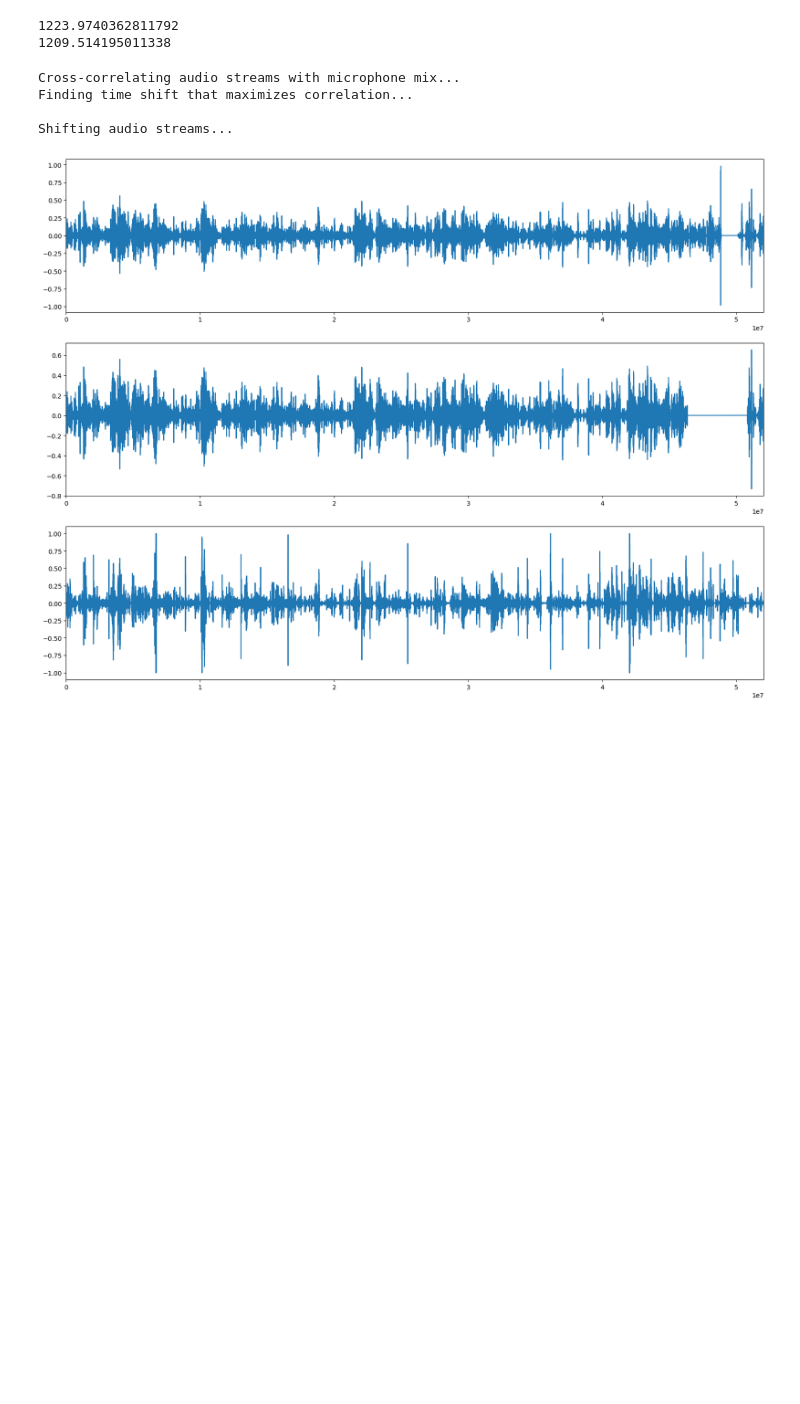
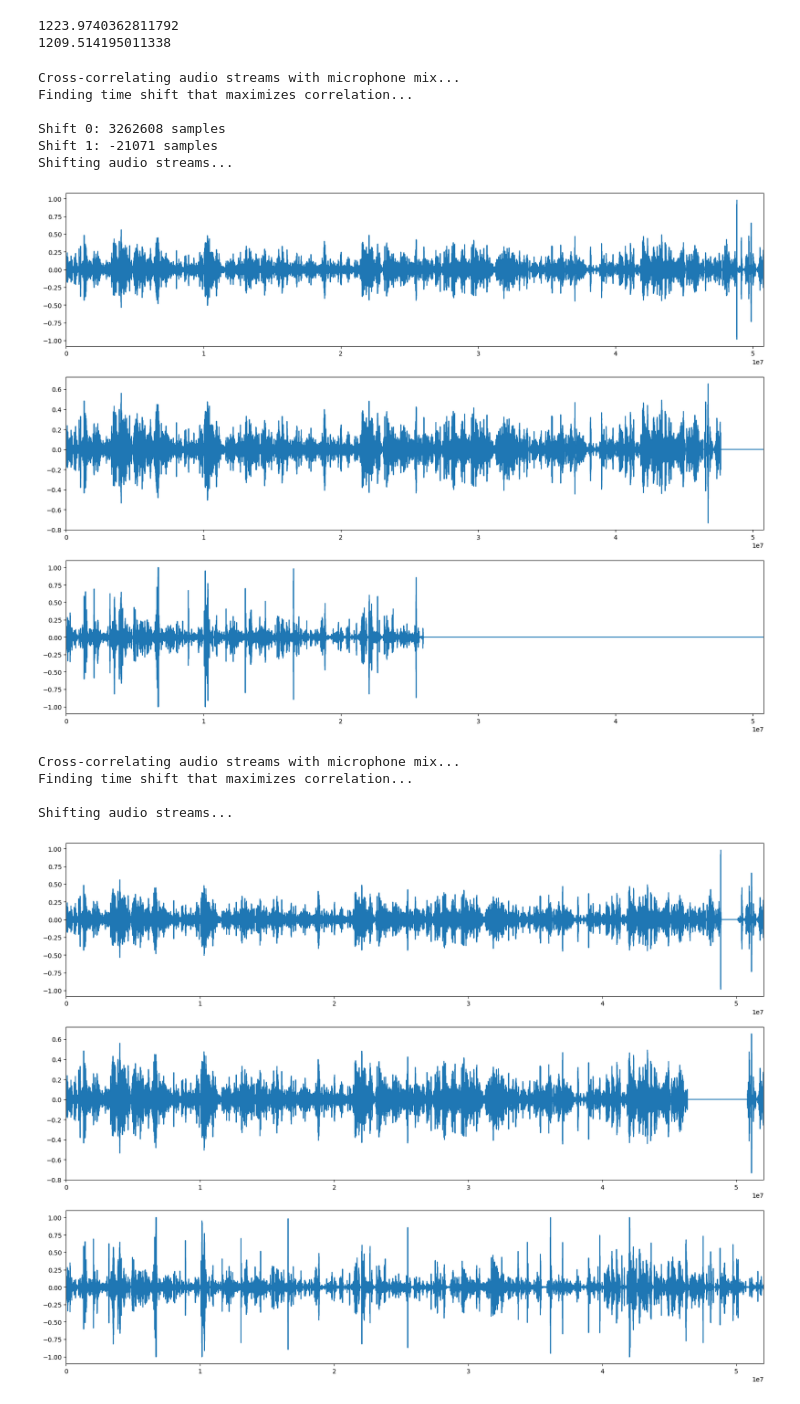
Before and after one commit to LandryBulls/multidata, a Jupyter notebook: alignment/align.ipynb, the cells around one changed output. Cells and saved outputs as stored; diff of their text form; code cells hidden in the pictures; blank space fills up the shorter version.

Commit message:
saving alignment sandbox

```diff
--- a/alignment/align.ipynb
+++ b/alignment/align.ipynb
@@ -117,5 +117,5 @@ print(cam2_frameshift / 44100)
 # Here, the audio files are different lengths, so the output array is longer than either of the input arrays
 # To address this, I'm going to pad the shorter audio file with zeros
 
-corr = correlate(audio1, audio2, mode='full')
+# corr = correlate(audio1, audio2, mode='full')
 # %%
@@ -137,10 +135,6 @@ def align_audio(list_of_camera_audio_arrays, microphone_mix, chop_to_shortest=Fa
     # find the longest array
     max_pos = np.argmax(np.array([len(arr) for arr in all_arrays]))
     maxlen = len(all_arrays[max_pos])
-    if max_pos == len(all_arrays) - 1:
-        microphone_is_longest = True
-    else:
-        microphone_is_longest = False
     del all_arrays
     # pad the shorter arrays with zeros
     list_of_camera_audio_arrays = [np.pad(arr, (0, maxlen-len(arr)), 'constant') for arr in list_of_camera_audio_arrays]
@@ -151,26 +145,14 @@ def align_audio(list_of_camera_audio_arrays, microphone_mix, chop_to_shortest=Fa
     # find the time shift (in seconds) that maximizes the correlation
     print("Finding time shift that maximizes correlation...\n")
     shifts = [np.argmax(corr) - len(arr) for corr, arr in zip(correlations, list_of_camera_audio_arrays)]
+    for s, shift in enumerate(shifts):
+        print(f'Shift {s}: {shift} samples')
     # shift the audio streams
     print("Shifting audio streams...\n")
-    if microphone_is_longest:
-        shifted_audio = [np.roll(arr, -shift) for arr, shift in zip(list_of_camera_audio_arrays, shifts)]
-    else:
-        shifted_audio = [np.roll(arr, shift) for arr, shift in zip(list_of_camera_audio_arrays, shifts)]
+    # if microphone_is_longest:
+    #     shifted_audio = [np.roll(arr, -shift) for arr, shift in zip(list_of_camera_audio_arrays, shifts)]
+    # else:
+    #     shifted_audio = [np.roll(arr, shift) for arr, shift in zip(list_of_camera_audio_arrays, shifts)]
+    shifted_audio = [np.roll(arr, -shift) for arr, shift in zip(list_of_camera_audio_arrays, shifts)]
 
     return shifted_audio + [microphone_mix]
-
-
-
-    # begin plotting block
-    # print("Plotting alignment...\n")
-    # fig, axs = plt.subplots(len(outputs), figsize=(20,5*len(outputs)))
-    # for a, arr in enumerate(outputs):
-    #     axs[a].plot(arr, alpha=0.5, color='green')
-    #     axs[a].plot(all_arrays[a], alpha=0.5, color='red')
-    #     axs[a].set_xlim(0, maxlen)
-    # # making color legend
-    # red_patch = mpatches.Patch(color='red', label='Original')
-    # green_patch = mpatches.Patch(color='green', label='Aligned')
-    # plt.legend(handles=[red_patch, green_patch])
-    # plt.show()
@@ -177,3 +184,22 @@ def align_audio(list_of_camera_audio_arrays, microphone_mix, chop_to_shortest=Fa
+# %%
+# creating artificial roll to check robustness of algorithm
+audio1_roll_30 = np.roll(audio1, 44100*30)
+audio2_roll_neg_30 = np.roll(audio2, -44100*30)
+# create extra short audio mix
+audiomix_short = audiomix[:int(len(audiomix)/2)]
+test_output = align_audio([audio1_roll_30, audio2_roll_neg_30], audiomix_short)
+plot_all(test_output)
+sd.play(mix_audio(test_output), sr1)
+time.sleep(5)
+sd.stop()
+# %% [output]
+Cross-correlating audio streams with microphone mix...
+Finding time shift that maximizes correlation...
+
+Shift 0: 3262608 samples
+Shift 1: -21071 samples
+Shifting audio streams...
+[figure, added]
 # %%
 output = align_audio([audio1, audio2], audiomix)
 plot_all(output)
```
Also changed, not shown: parts of 27 cells of this notebook.
